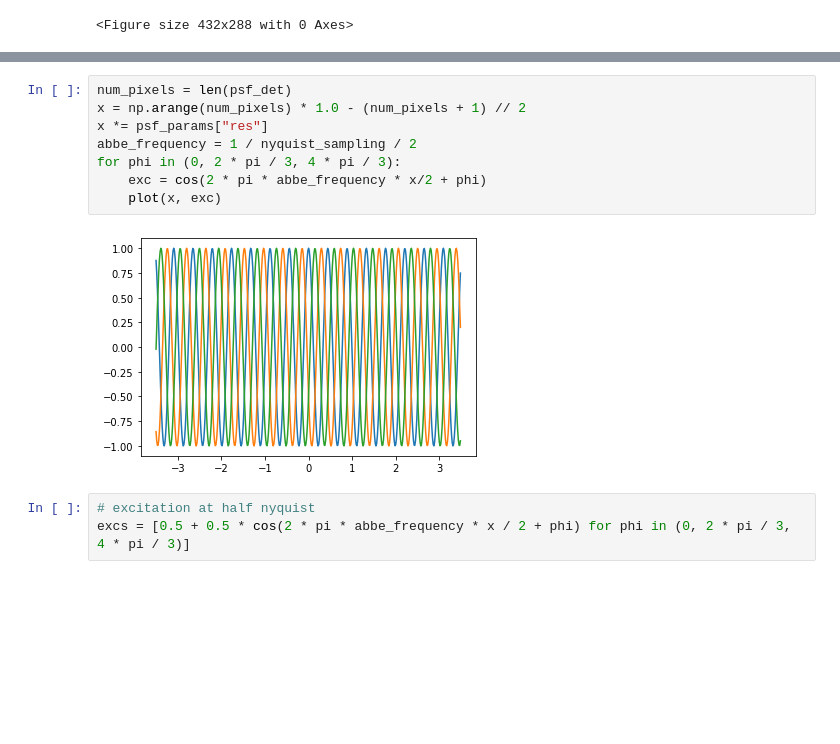
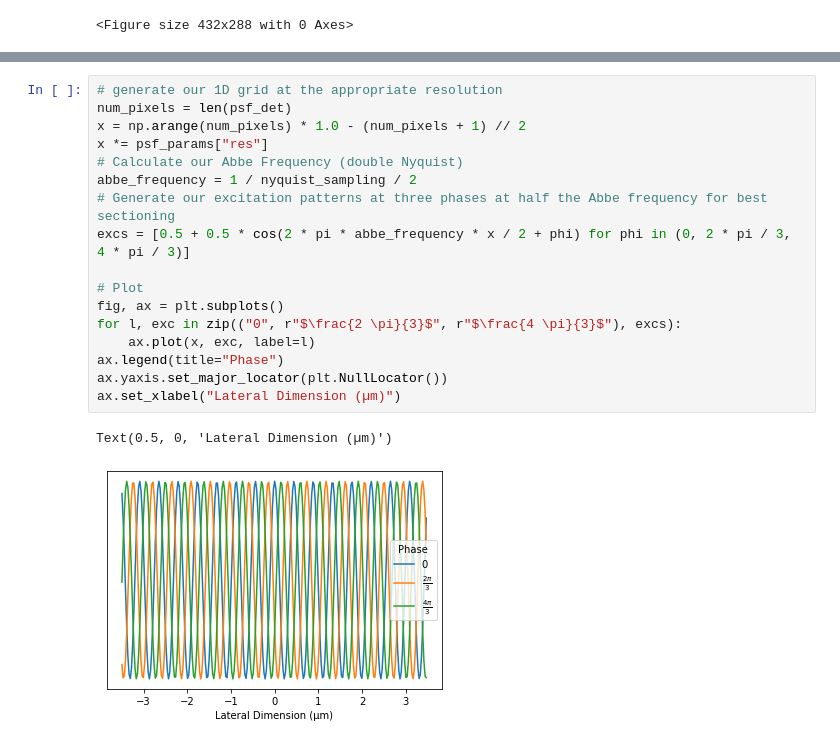
Before and after one commit to david-hoffman/pyotf, a Jupyter notebook: notebooks/Microscope Imaging Models/Apotome.ipynb, the cells around one changed output, grey strips where cells are left out. Drawn from its saved outputs; the diff is of its cells as text; blank space fills up the shorter version.

```diff
--- a/notebooks/Microscope Imaging Models/Apotome.ipynb
+++ b/notebooks/Microscope Imaging Models/Apotome.ipynb
@@ -138,14 +121,21 @@ matshow(sim_volume.max(0))
-# %%
-num_pixels = len(psf_det)
-x = np.arange(num_pixels) * 1.0 - (num_pixels + 1) // 2
-x *= psf_params["res"]
-abbe_frequency = 1 / nyquist_sampling / 2
-for phi in (0, 2 * pi / 3, 4 * pi / 3):
-    exc = cos(2 * pi * abbe_frequency * x/2 + phi)
-    plot(x, exc)
-# %% [output]
-[figure, removed]
-# %%
-# excitation at half nyquist
-excs = [0.5 + 0.5 * cos(2 * pi * abbe_frequency * x / 2 + phi) for phi in (0, 2 * pi / 3, 4 * pi / 3)]
+# %%
+# generate our 1D grid at the appropriate resolution
+num_pixels = len(psf_det)
+x = np.arange(num_pixels) * 1.0 - (num_pixels + 1) // 2
+x *= psf_params["res"]
+# Calculate our Abbe Frequency (double Nyquist)
+abbe_frequency = 1 / nyquist_sampling / 2
+# Generate our excitation patterns at three phases at half the Abbe frequency for best sectioning
+excs = [0.5 + 0.5 * cos(2 * pi * abbe_frequency * x / 2 + phi) for phi in (0, 2 * pi / 3, 4 * pi / 3)]
+
+# Plot
+fig, ax = plt.subplots()
+for l, exc in zip(("0", r"$\frac{2 \pi}{3}$", r"$\frac{4 \pi}{3}$"), excs):
+    ax.plot(x, exc, label=l)
+ax.legend(title="Phase")
+ax.yaxis.set_major_locator(plt.NullLocator())
+ax.set_xlabel("Lateral Dimension (µm)")
+# %% [output]
+Text(0.5, 0, 'Lateral Dimension (µm)')
+[figure, added]
 # %%
```
Also changed, not shown: parts of 39 cells of this notebook, 3 other files.
